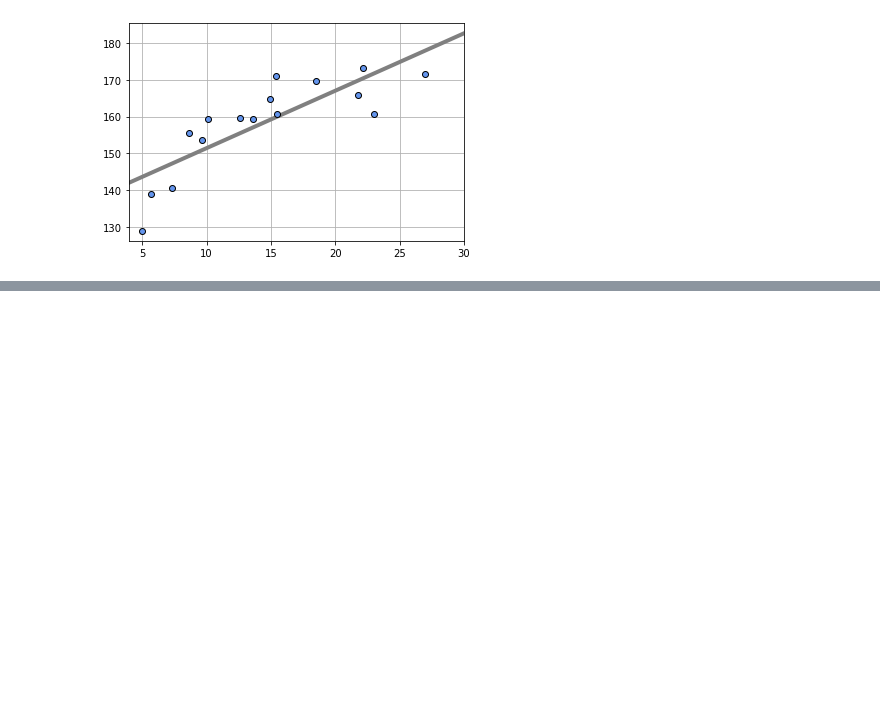
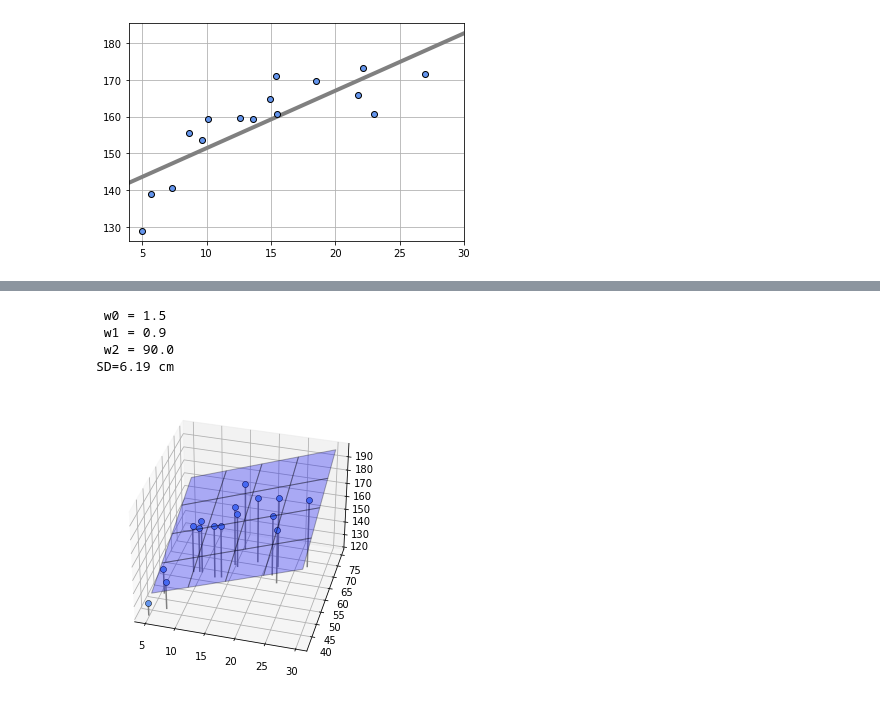
Before and after one commit to skanayam/python_machinelearning_tutorial, a Jupyter notebook: section5.ipynb, the cells around one changed output, grey strips where cells are left out. Drawn from its saved outputs; the diff is of its cells as text; code cells hidden in the pictures; blank space fills up the shorter version.

```diff
--- a/section5.ipynb
+++ b/section5.ipynb
@@ -197,0 +276,70 @@ SD=7.002 cm
+# %%
+import numpy as np
+import matplotlib.pyplot as plt
+from mpl_toolkits.mplot3d import Axes3D
+%matplotlib inline
+
+#勾配法
+#勾配の定義
+def dmse_line(x0, x1, t, w):
+    y = w[0]*x0 + w[1]+x1 + w[2]
+    dw0 = 2*np.mean((y-t)*x0)
+    dw1 = 2*np.mean((y-t)*x1)
+    dw2 = 2*np.mean((y-t))
+    return dw0, dw1, dw2
+
+#機械学習
+def fit_line_num(x0, x1, t):
+    w_init = [1.5, 1.0, 90.0]
+    alpha = 0.000001 #学習率：収束性にもろに関係→実際にいじると分かる
+    tau_max = 100 #繰り返しの最大数：収束性に関係→実際にいじると分かる
+    eps = 0.1 #繰り返しをやめる勾配の絶対値の閾値
+    w_hist = np.zeros([tau_max, 3])
+    w_hist[0, :] = w_init
+    for tau in range(1, tau_max):
+        dmse = dmse_line(x0, x1, t, w_hist[tau-1])
+        w_hist[tau, 0] = w_hist[tau-1, 0] - alpha*dmse[0]
+        w_hist[tau, 1] = w_hist[tau-1, 1] - alpha*dmse[1]
+        w_hist[tau, 2] = w_hist[tau-1, 2] - alpha*dmse[2]
+        if max(np.absolute(dmse)) < eps: #終了判定
+            break
+    w0 = w_hist[tau, 0]
+    w1 = w_hist[tau, 1]
+    w2 = w_hist[tau, 2]
+    w_hist = w_hist[:tau, :]
+    return w0, w1, w2, dmse, w_hist
+
+#面の表示
+def show_plane(ax, w):
+    px0 = np.linspace(X0_min, X0_max, 5)
+    px1 = np.linspace(X1_min, X1_max, 5)
+    px0, px1 = np.meshgrid(px0, px1)
+    y = w[0]*px0 + w[1]*px1 + w[2]
+    ax.plot_surface(px0, px1, y, rstride=1, cstride=1, alpha=0.3, color='blue', edgecolor='black')
+
+#面のMSE
+def mse_plane(x0, x1, t, w):
+    y = w[0]*x0 + w[1]*x1 + w[2]
+    mse = np.mean((y-t)**2)
+    return mse
+
+#main
+w0, w1, w2, dMSE, W_history = fit_line_num(X0, X1, T)
+print(' w0 = {0:.1f}'.format(w0))
+print(' w1 = {0:.1f}'.format(w1))
+print(' w2 = {0:.1f}'.format(w2))
+plt.figure(figsize=(6, 5))
+ax = plt.subplot(1, 1, 1, projection='3d')
+W = [w0, w1, w2] #適当に係数を決めた
+show_plane(ax, W)
+show_data2(ax, X0, X1, T)
+mse = mse_plane(X0, X1, T, W)
+print("SD={0:.2f} cm".format(np.sqrt(mse)))
+plt.show()
+#収束しない問題に対する解決案→パラメータを少し動かした後のMSEを評価して悪化した場合には学習率を下げるとか？
+# %% [output]
+ w0 = 1.5
+ w1 = 0.9
+ w2 = 90.0
+SD=6.19 cm
+[figure, added]
```
Also changed, not shown: parts of 5 cells of this notebook.
